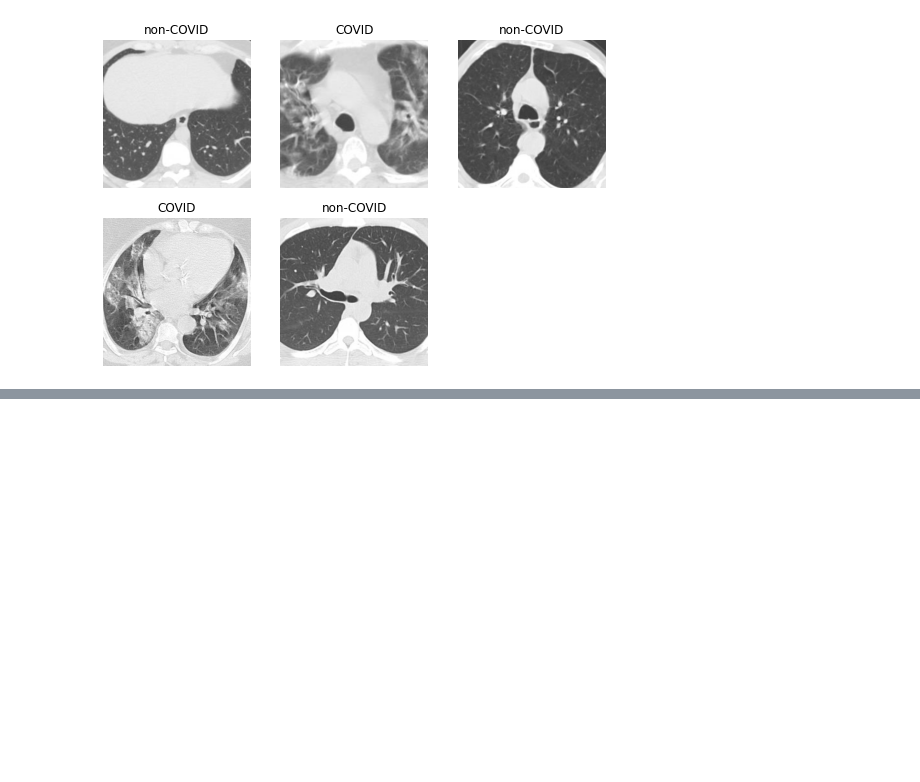
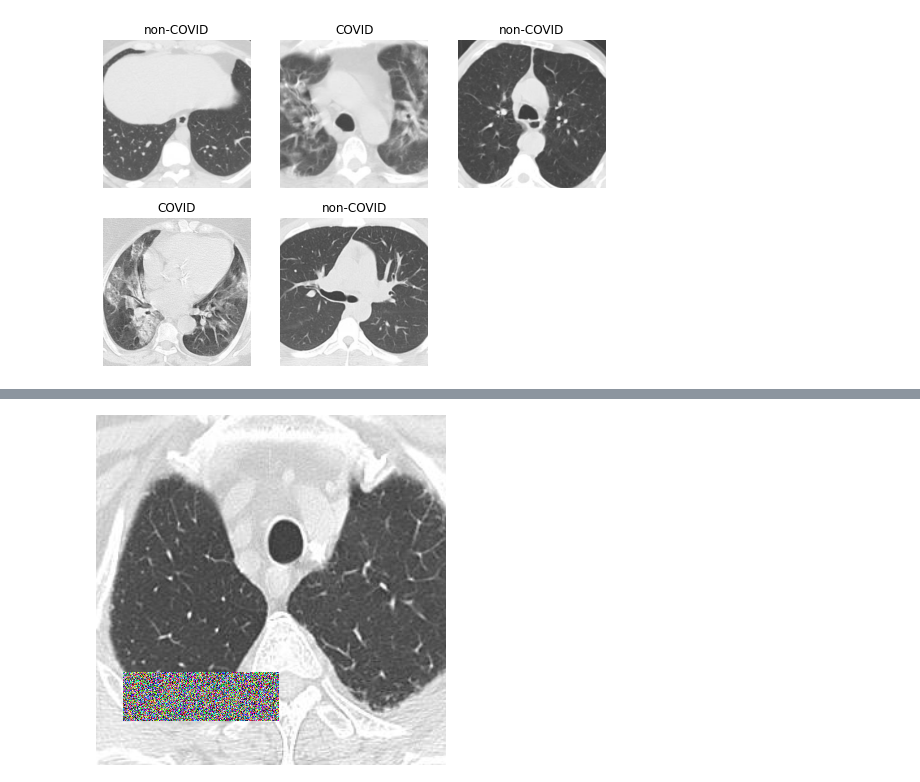
Before and after one commit to tomiambro/covid_transfer_learning, a Jupyter notebook: covid.ipynb, the cells around one changed output, grey strips where cells are left out. Cells and saved outputs as stored; diff of their text form; code cells hidden in the pictures; blank space fills up the shorter version.

Commit message:
Added augmentation transforms

```diff
--- a/covid.ipynb
+++ b/covid.ipynb
@@ -85,11 +48,6 @@ dls = covid.dataloaders(path)
 dls.valid.show_batch(max_n=5)
 # %% [output]
 [figure]
-# %%
-covid = covid.new(
-    item_tfms=RandomResizedCrop(128, min_scale=0.5),
-    batch_tfms=aug_transforms())
-dls = covid.dataloaders(path)
 # %%
 learn = cnn_learner(dls, resnet18, metrics=FBeta(2))
 # %%
@@ -123,0 +81,11 @@ interp.plot_top_losses(3)
+# %%
+covid = covid.new(
+    item_tfms=Resize(350),
+    batch_tfms=[DeterministicFlip, RandomErasing(p=.5, sh=.1)])
+dls = covid.dataloaders(path)
+# %%
+train_features, train_labels = next(iter(dls.train))
+trans = T.ToPILImage()
+trans(train_features[0])
+# %% [output]
+[figure, added]
```
Also changed, not shown: parts of 17 cells of this notebook.
